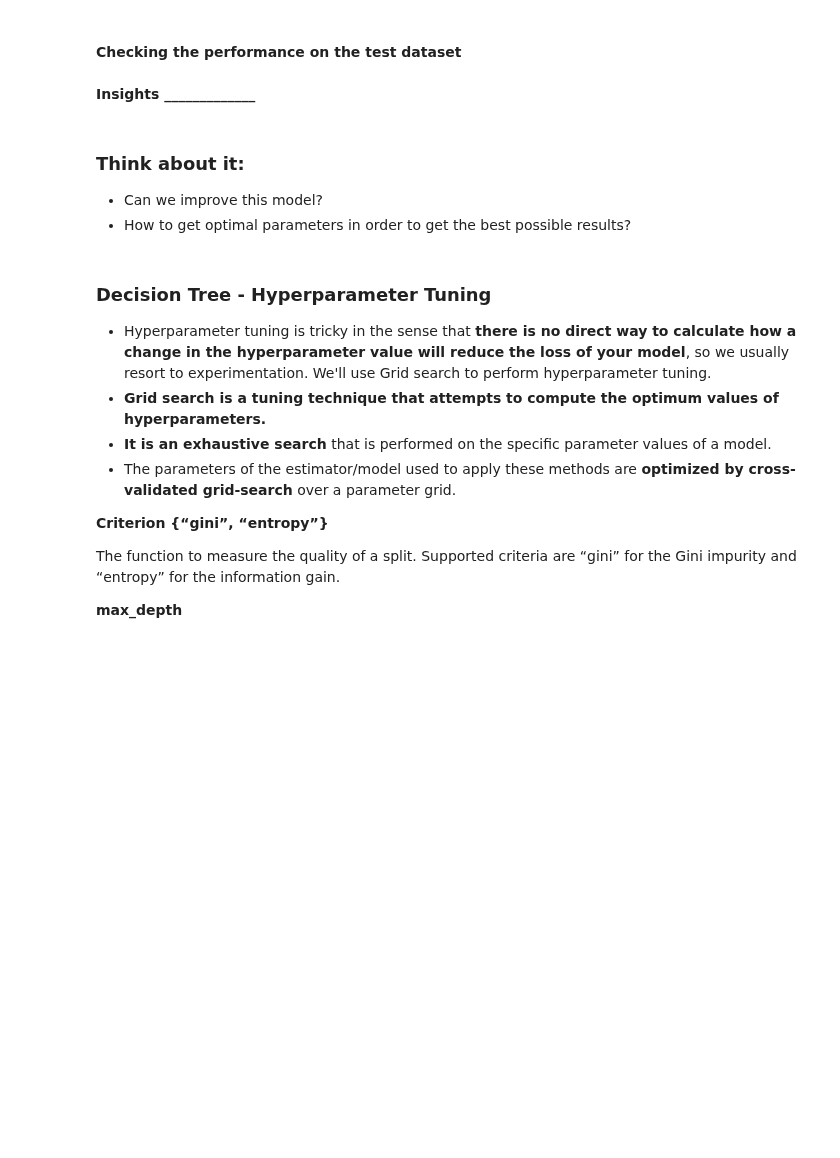
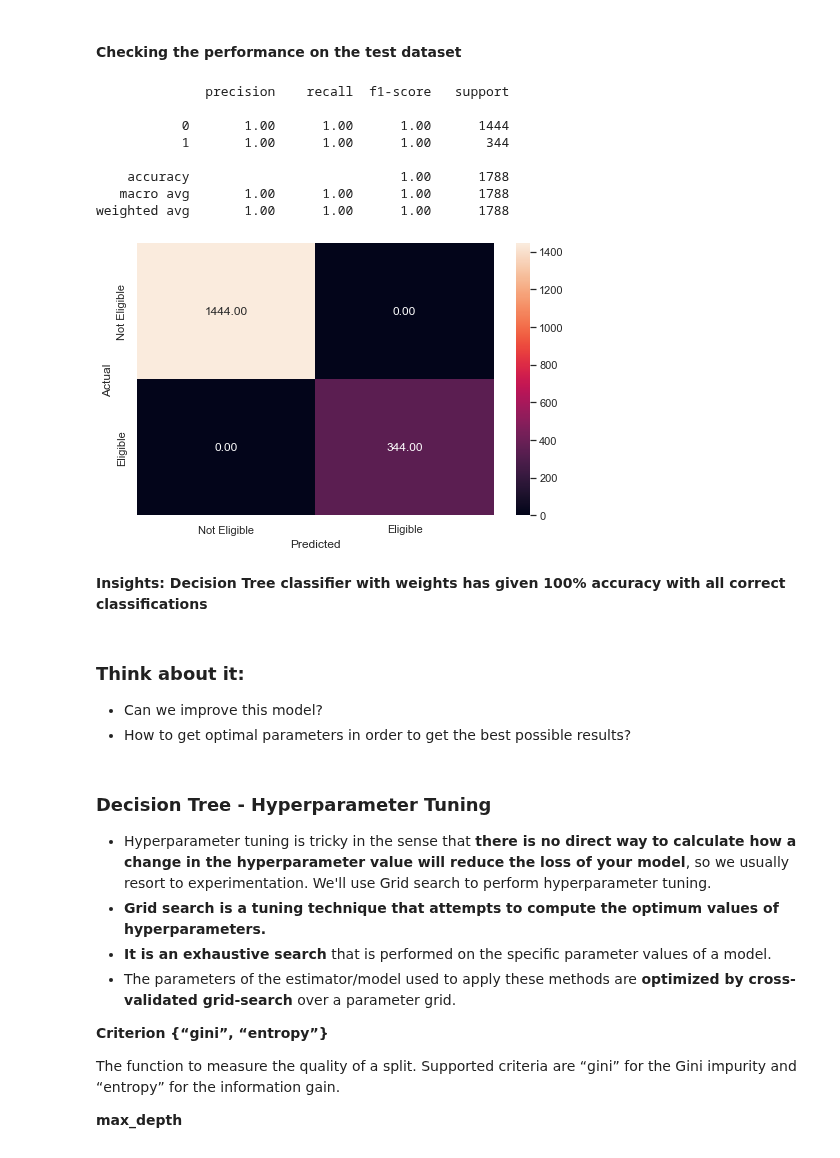
Before and after one commit to asadTariq666/Python_work, a Jupyter notebook: Loan Default Classification/Reference_Notebook_Milestone_2_Classification.ipynb, the cells around one changed output. Drawn from its saved outputs; the diff is of its cells as text; code cells hidden in the pictures; blank space fills up the shorter version.

Commit message:
Loan house classification

```diff
--- a/Loan Default Classification/Reference_Notebook_Milestone_2_Classification.ipynb
+++ b/Loan Default Classification/Reference_Notebook_Milestone_2_Classification.ipynb
@@ -361,10 +394,23 @@ _______________
 # %%
 # Checking performance on the testing data
 # Remove _________ and complete the code
+predictions_test_dt = decision_tree_clf.predict(X_test)
 
-_______________
+#checking the performance on the test dataset
+# Remove _________ and complete the code
+metrics_score(y_test,predictions_test_dt)
+# %% [output]
+              precision    recall  f1-score   support
+
+           0       1.00      1.00      1.00      1444
+           1       1.00      1.00      1.00       344
+
+    accuracy                           1.00      1788
+   macro avg       1.00      1.00      1.00      1788
+weighted avg       1.00      1.00      1.00      1788
+[figure, added]
-# %% [markdown]
-**Insights _____________**
+# %% [markdown]
+**Insights: Decision Tree classifier with weights has given 100% accuracy with all correct classifications**
 # %% [markdown]
 ### **Think about it:**
 - Can we improve this model?
```
Also changed, not shown: parts of 9 cells of this notebook.
